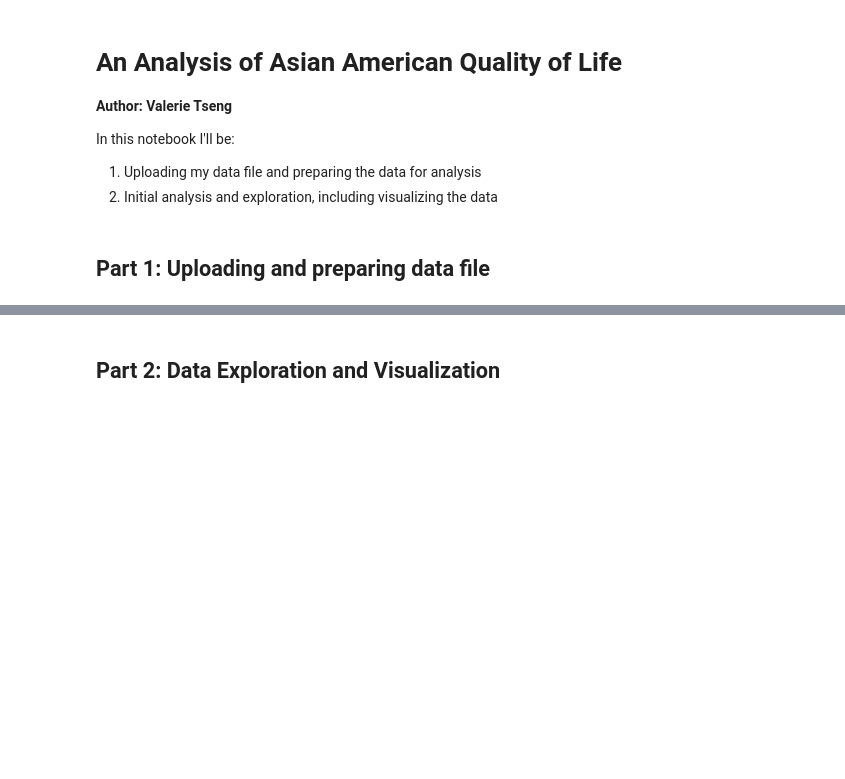
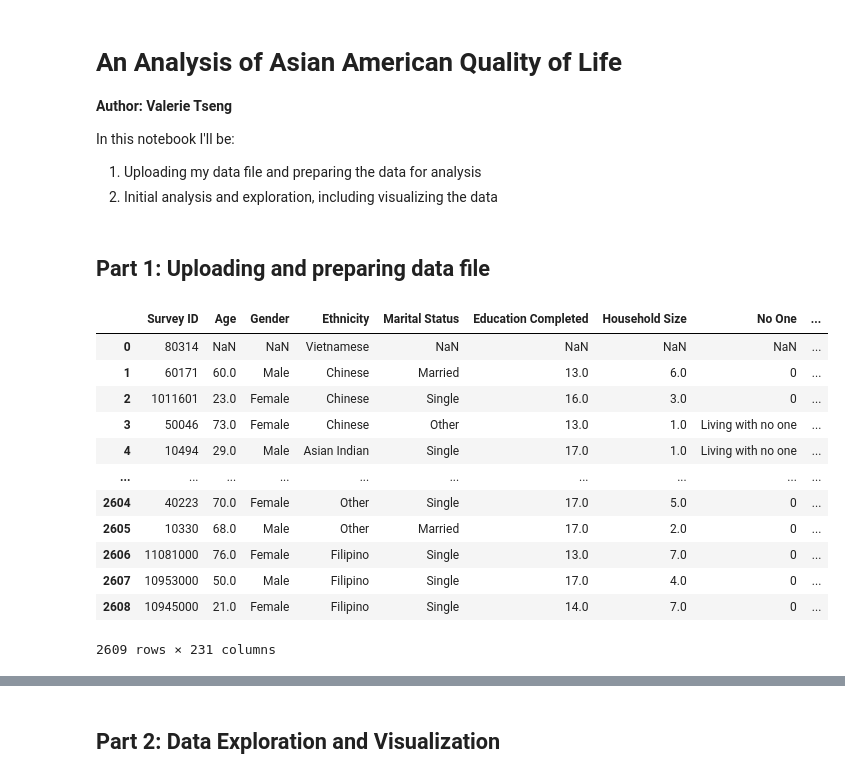
Before and after one commit to valerie-bit/senior-capstone, a Jupyter notebook: valerie-tseng-capstone-proposal.ipynb, the cells around one changed output, grey strips where cells are left out. Saved outputs shown, nothing was run; the diff lists cells and outputs as text; code cells hidden in the pictures; blank space fills up the shorter version.

```diff
--- a/valerie-tseng-capstone-proposal.ipynb
+++ b/valerie-tseng-capstone-proposal.ipynb
@@ -20,5 +23,21 @@ my_cols = ['Age', 'Gender', 'Ethnicity', "Marital Status", "Education Completed"
 "Familiarity with Ethnic Origin", "Identify Ethnically", "Belonging", "Discrimination ", "Present Health", "Present Mental Health", "Comunication Problem", "Satisfaction", "Quality of Life", "Satisfied With Life 1", "Satisfied With Life 2",
 "See Family", "Close Family", "Helpful Family", "See Friends", "Close Friends", "Helpful Friends", "Family Respect", "Similar Values", "Successful Family", "Trust", "Loyalty", "Family Pride", "Expression",
 "Spend Time Together", "Feel Close ", "Togetherness", "Close-knit Community", "Helpful Community", "Community Shares Values", "Get Along", "Community Trust"]
+# %%
+entire_df
+# %% [output]
+|  | Survey ID | Age | Gender | Ethnicity | Marital Status | Education Completed | Household Size | No One | ... |
+| 0 | 80314 | NaN | NaN | Vietnamese | NaN | NaN | NaN | NaN | ... |
+| 1 | 60171 | 60.0 | Male | Chinese | Married | 13.0 | 6.0 | 0 | ... |
+| 2 | 1011601 | 23.0 | Female | Chinese | Single | 16.0 | 3.0 | 0 | ... |
+| 3 | 50046 | 73.0 | Female | Chinese | Other | 13.0 | 1.0 | Living with no one | ... |
+| 4 | 10494 | 29.0 | Male | Asian Indian | Single | 17.0 | 1.0 | Living with no one | ... |
+| ... | ... | ... | ... | ... | ... | ... | ... | ... | ... |
+| 2604 | 40223 | 70.0 | Female | Other | Single | 17.0 | 5.0 | 0 | ... |
+| 2605 | 10330 | 68.0 | Male | Other | Married | 17.0 | 2.0 | 0 | ... |
+| 2606 | 11081000 | 76.0 | Female | Filipino | Single | 13.0 | 7.0 | 0 | ... |
+| 2607 | 10953000 | 50.0 | Male | Filipino | Single | 17.0 | 4.0 | 0 | ... |
+| 2608 | 10945000 | 21.0 | Female | Filipino | Single | 14.0 | 7.0 | 0 | ... |
+2609 rows × 231 columns
 # %%
 entire_df = entire_df[my_cols]
```
Also changed, not shown: parts of 10 cells of this notebook.
